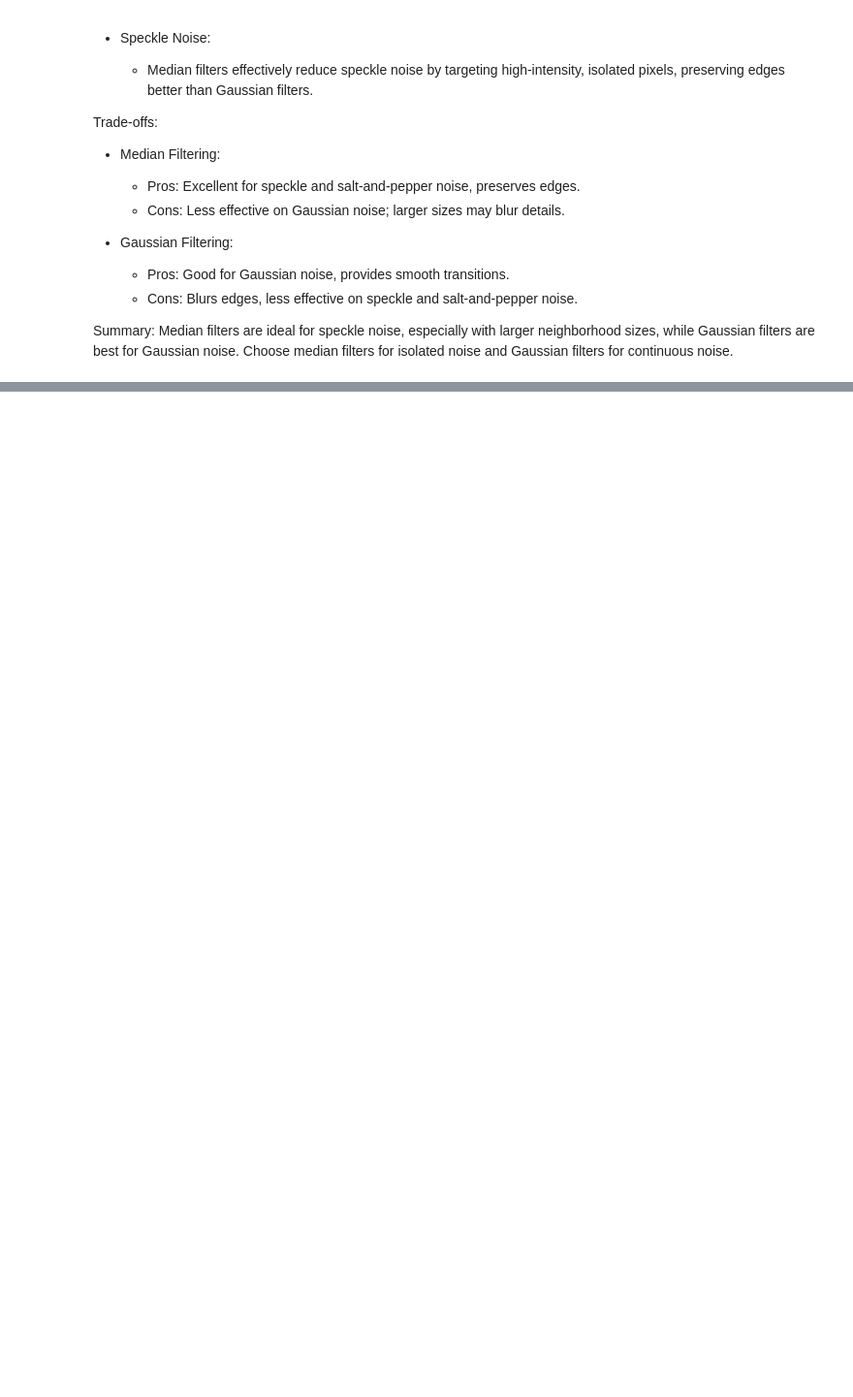
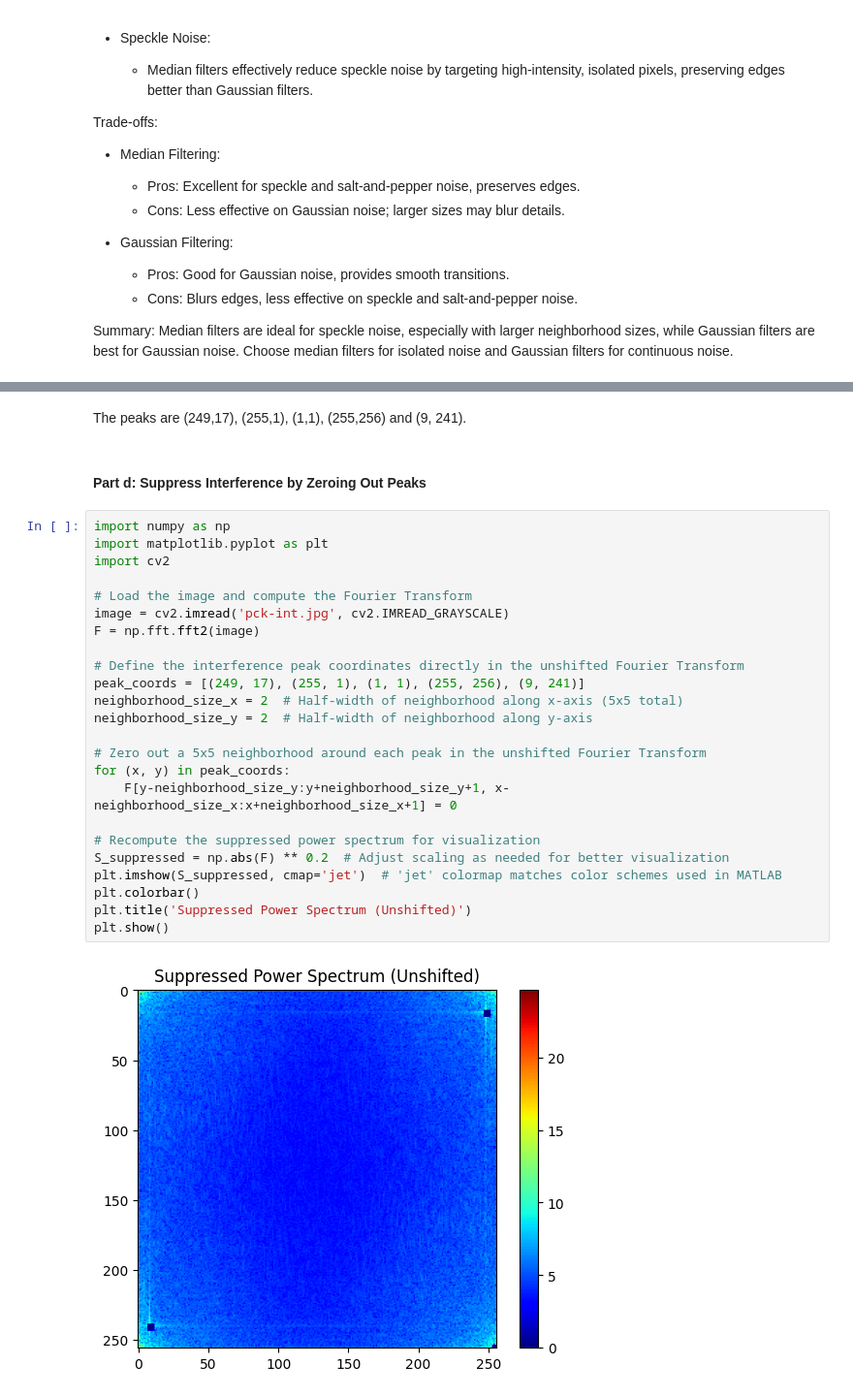
Before and after one commit to luksz/SC4061-Assignment-1, a Jupyter notebook: Lab 1.ipynb, the cells around one changed output, grey strips where cells are left out. Shown at 97% size. Drawn from its saved outputs; the diff is of its cells as text; blank space fills up the shorter version.

```diff
--- a/Lab 1.ipynb
+++ b/Lab 1.ipynb
@@ -375,0 +392,30 @@ plt.show()
+# %% [markdown]
+The peaks are (249,17), (255,1), (1,1), (255,256) and (9, 241).
+# %% [markdown]
+#### Part d: Suppress Interference by Zeroing Out Peaks
+# %%
+import numpy as np
+import matplotlib.pyplot as plt
+import cv2
+
+# Load the image and compute the Fourier Transform
+image = cv2.imread('pck-int.jpg', cv2.IMREAD_GRAYSCALE)
+F = np.fft.fft2(image)
+
+# Define the interference peak coordinates directly in the unshifted Fourier Transform
+peak_coords = [(249, 17), (255, 1), (1, 1), (255, 256), (9, 241)]
+neighborhood_size_x = 2  # Half-width of neighborhood along x-axis (5x5 total)
+neighborhood_size_y = 2  # Half-width of neighborhood along y-axis
+
+# Zero out a 5x5 neighborhood around each peak in the unshifted Fourier Transform
+for (x, y) in peak_coords:
+    F[y-neighborhood_size_y:y+neighborhood_size_y+1, x-neighborhood_size_x:x+neighborhood_size_x+1] = 0
+
+# Recompute the suppressed power spectrum for visualization
+S_suppressed = np.abs(F) ** 0.2  # Adjust scaling as needed for better visualization
+plt.imshow(S_suppressed, cmap='jet')  # 'jet' colormap matches color schemes used in MATLAB
+plt.colorbar()
+plt.title('Suppressed Power Spectrum (Unshifted)')
+plt.show()
+# %% [output]
+[figure, added]
```
Also changed, not shown: parts of 9 cells of this notebook.
